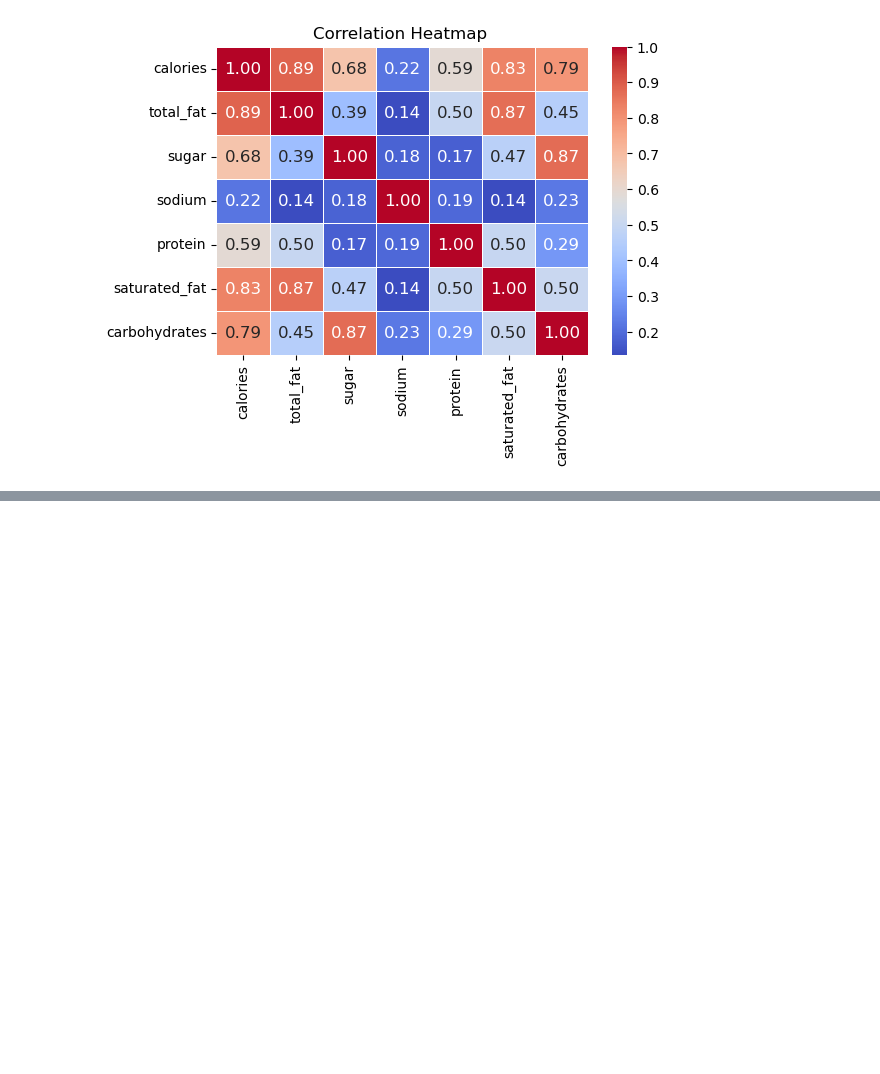
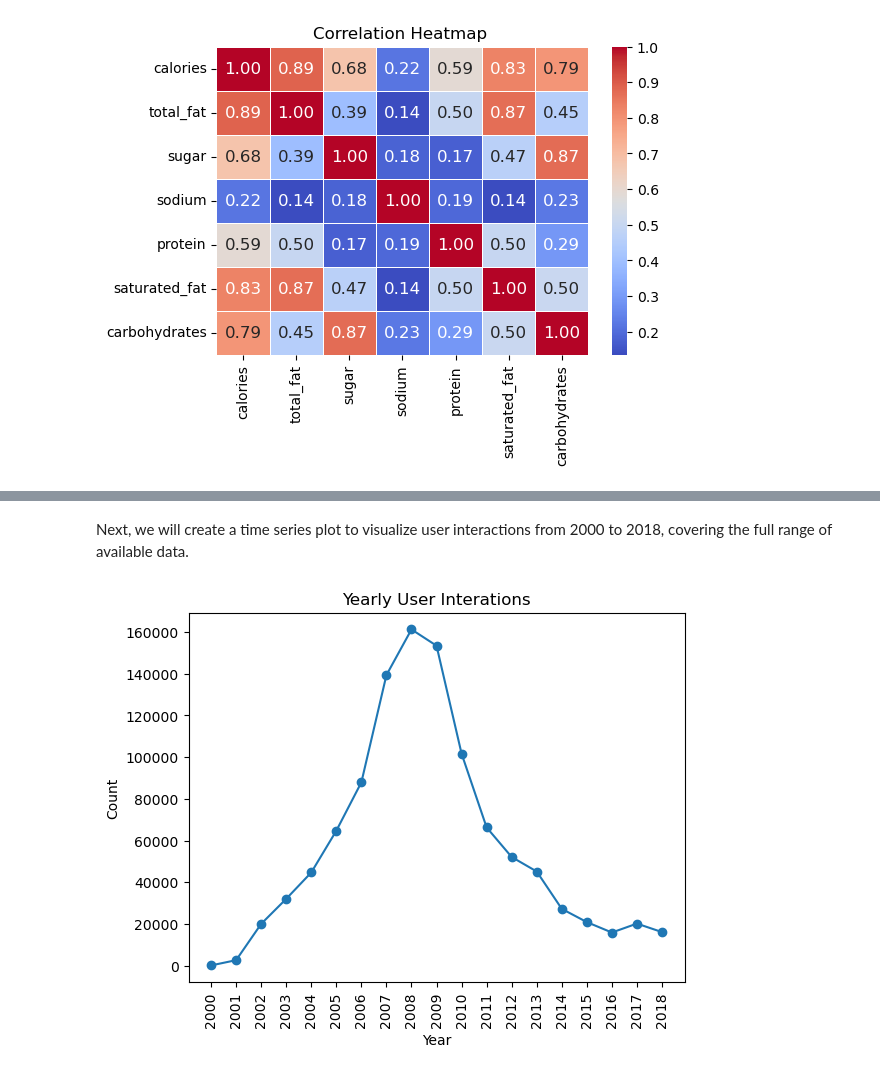
Before and after one commit to dahlp94/Recipe-Recommender-System, a Jupyter notebook: notebooks/exploratory-data-analysis.ipynb, the cells around one changed output, grey strips where cells are left out. Drawn from its saved outputs; the diff is of its cells as text; code cells hidden in the pictures; blank space fills up the shorter version.

```diff
--- a/notebooks/exploratory-data-analysis.ipynb
+++ b/notebooks/exploratory-data-analysis.ipynb
@@ -186,0 +234,15 @@ plt.show()
+# %% [markdown]
+Next, we will create a time series plot to visualize user interactions from 2000 to 2018, covering the full range of available data.
+# %%
+users_df["date_year"].value_counts().sort_index().plot(kind="line", marker='o')
+
+plt.xticks(ticks=users_df["date_year"].value_counts().sort_index().index,
+           labels=users_df["date_year"].value_counts().sort_index().index.astype(int),
+          rotation=90);
+
+# Add labels and title
+plt.xlabel("Year")
+plt.ylabel("Count")
+plt.title("Yearly User Interations");
+# %% [output]
+[figure, added]
```
Also changed, not shown: parts of 32 cells of this notebook.
